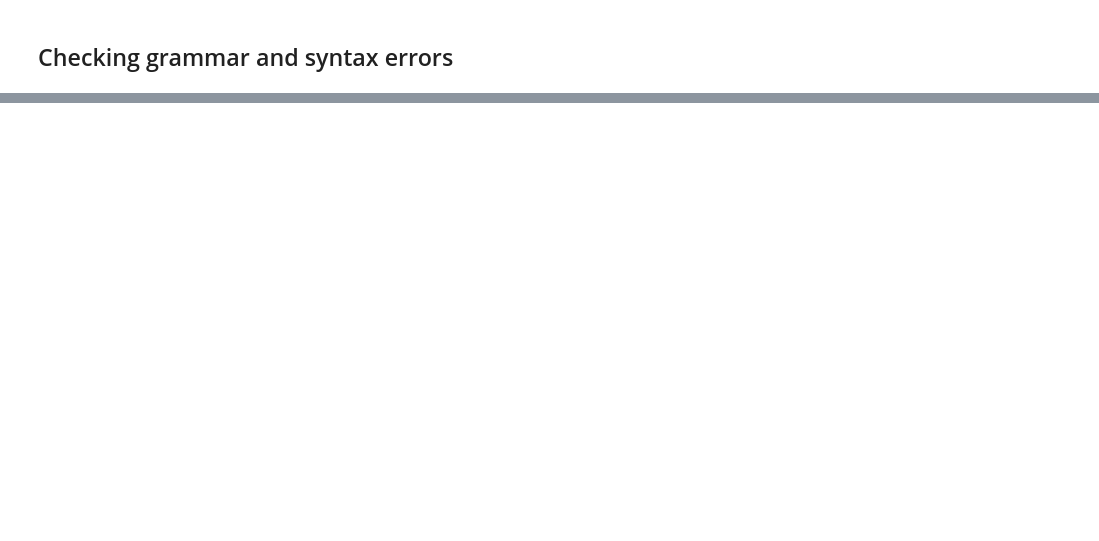
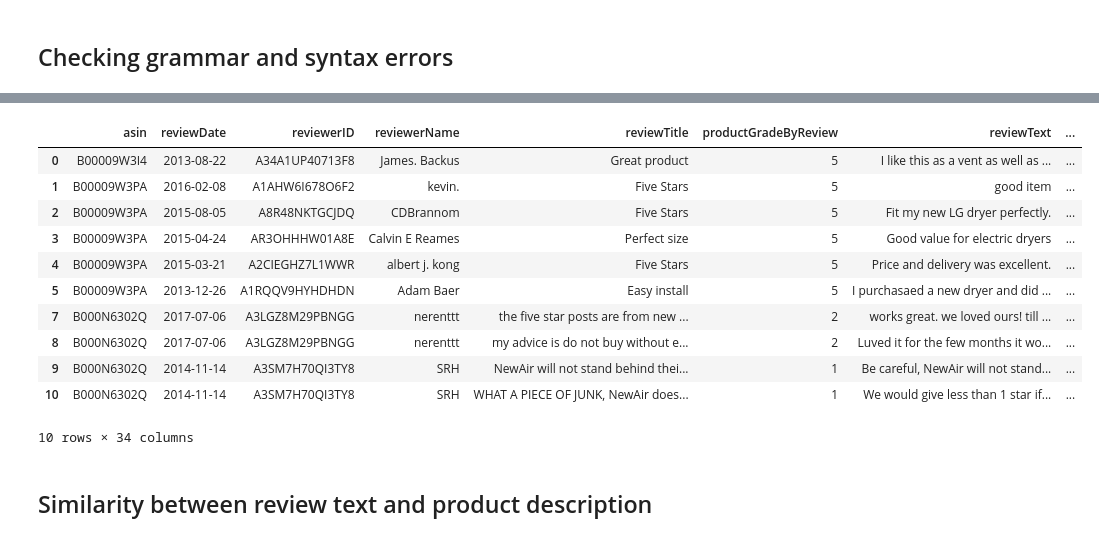
Before and after one commit to VianneyMI/amazon_fake_reviews, a Jupyter notebook: model_features/modelling.ipynb, the cells around one changed output, grey strips where cells are left out. Cells and saved outputs as stored; diff of their text form; code cells hidden in the pictures; blank space fills up the shorter version.

```diff
--- a/model_features/modelling.ipynb
+++ b/model_features/modelling.ipynb
@@ -287,0 +371,5 @@ correct_errors(text,matches)
+# %%
+s=features['reviewErrorCategories']
+# %%
+errorCategories=pd.get_dummies(s.apply(pd.Series).stack()).sum(level=0)
+errorCategories
@@ -287,0 +390,18 @@ correct_errors(text,matches)
+# %%
+features=features.join(errorCategories)
+features.head(10)
+# %% [output]
+|  | asin | reviewDate | reviewerID | reviewerName | reviewTitle | productGradeByReview | reviewText | ... |
+| 0 | B00009W3I4 | 2013-08-22 | A34A1UP40713F8 | James. Backus | Great product | 5 | I like this as a vent as well as ... | ... |
+| 1 | B00009W3PA | 2016-02-08 | A1AHW6I678O6F2 | kevin. | Five Stars | 5 | good item | ... |
+| 2 | B00009W3PA | 2015-08-05 | A8R48NKTGCJDQ | CDBrannom | Five Stars | 5 | Fit my new LG dryer perfectly. | ... |
+| 3 | B00009W3PA | 2015-04-24 | AR3OHHHW01A8E | Calvin E Reames | Perfect size | 5 | Good value for electric dryers | ... |
+| 4 | B00009W3PA | 2015-03-21 | A2CIEGHZ7L1WWR | albert j. kong | Five Stars | 5 | Price and delivery was excellent. | ... |
+| 5 | B00009W3PA | 2013-12-26 | A1RQQV9HYHDHDN | Adam Baer | Easy install | 5 | I purchasaed a new dryer and did ... | ... |
+| 7 | B000N6302Q | 2017-07-06 | A3LGZ8M29PBNGG | nerenttt | the five star posts are from new ... | 2 | works great. we loved ours! till ... | ... |
+| 8 | B000N6302Q | 2017-07-06 | A3LGZ8M29PBNGG | nerenttt | my advice is do not buy without e... | 2 | Luved it for the few months it wo... | ... |
+| 9 | B000N6302Q | 2014-11-14 | A3SM7H70QI3TY8 | SRH | NewAir will not stand behind thei... | 1 | Be careful, NewAir will not stand... | ... |
+| 10 | B000N6302Q | 2014-11-14 | A3SM7H70QI3TY8 | SRH | WHAT A PIECE OF JUNK, NewAir does... | 1 | We would give less than 1 star if... | ... |
+10 rows × 34 columns
+# %% [markdown]
+## Similarity between review text and product description
```
Also changed, not shown: parts of 44 cells of this notebook, 2 other files.
